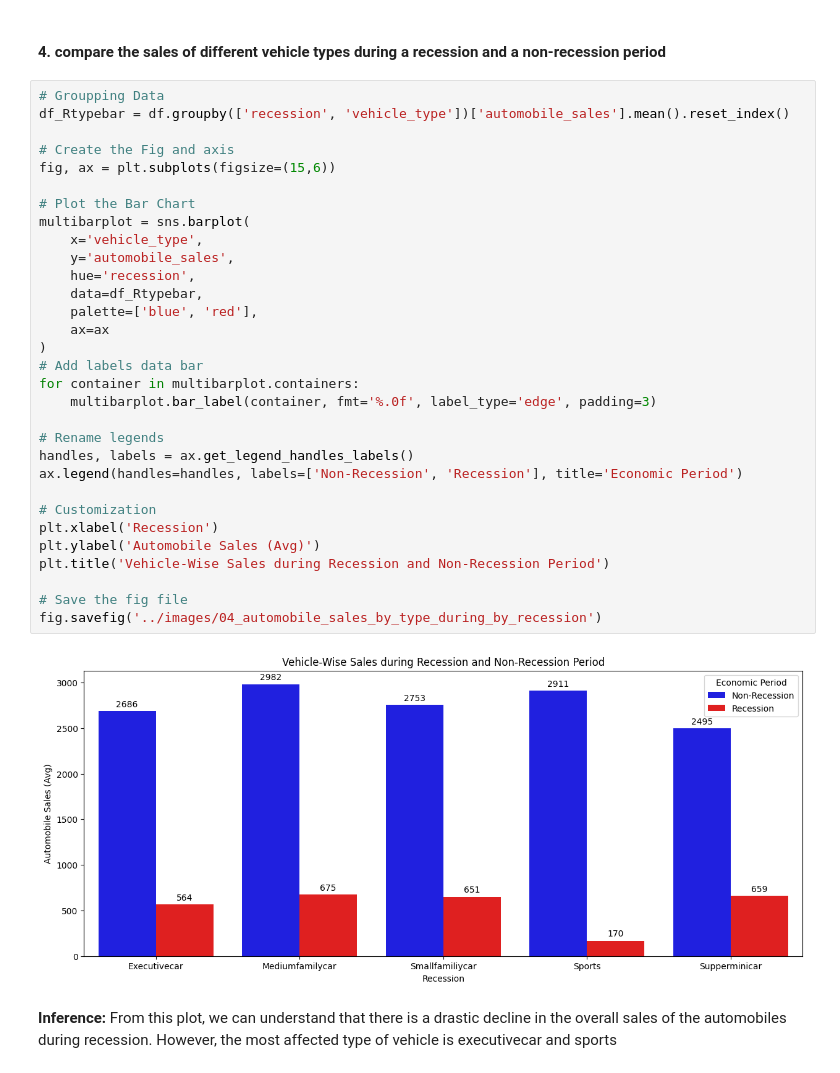
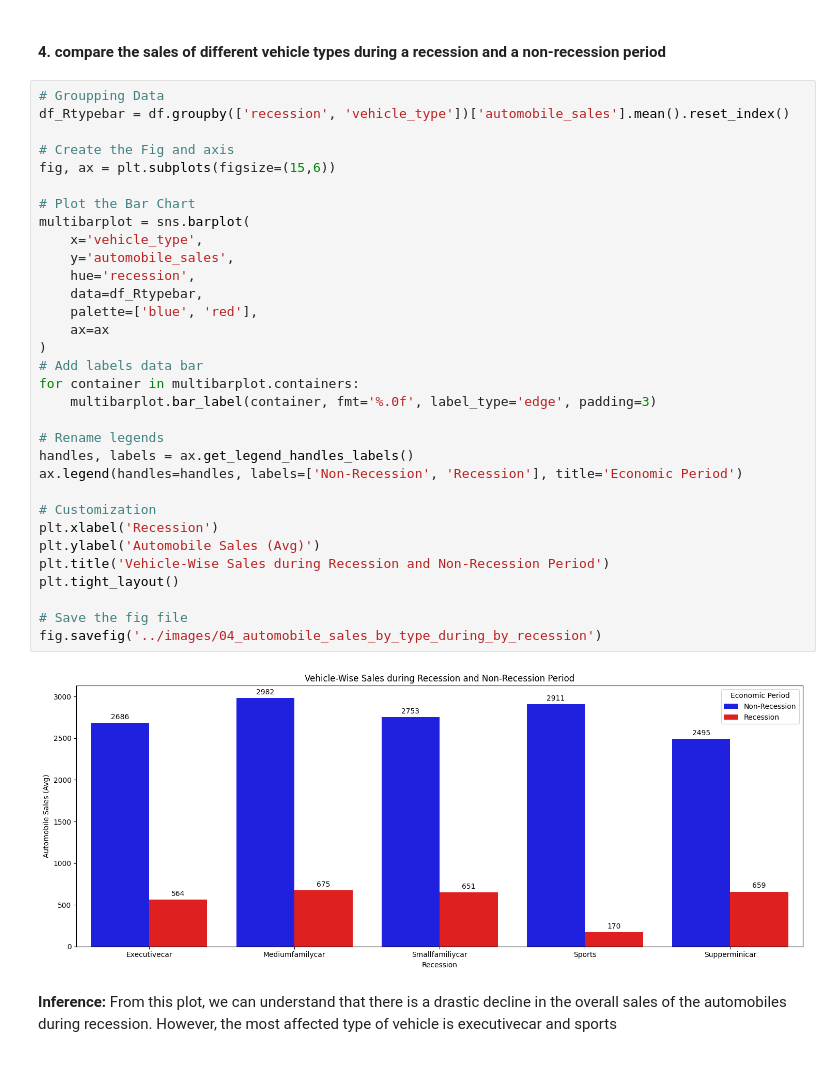
Before and after one commit to reynancs/analyzing_impact_recession_auto_sales_with_ploty, a Jupyter notebook: notebooks/historical_automobile_sales.ipynb, the cells around one changed output. Cells and saved outputs as stored; diff of their text form.

```diff
--- a/notebooks/historical_automobile_sales.ipynb
+++ b/notebooks/historical_automobile_sales.ipynb
@@ -267,34 +268,35 @@ fig.savefig('../images/03_automobile_sales_during_by_recession')
 df_Rtypebar = df.groupby(['recession', 'vehicle_type'])['automobile_sales'].mean().reset_index()
 
 # Create the Fig and axis
 fig, ax = plt.subplots(figsize=(15,6))
 
 # Plot the Bar Chart
 multibarplot = sns.barplot(
     x='vehicle_type',
     y='automobile_sales',
     hue='recession',
     data=df_Rtypebar,
     palette=['blue', 'red'],
     ax=ax
 )
 # Add labels data bar
 for container in multibarplot.containers:
     multibarplot.bar_label(container, fmt='%.0f', label_type='edge', padding=3)
 
 # Rename legends
 handles, labels = ax.get_legend_handles_labels()
 ax.legend(handles=handles, labels=['Non-Recession', 'Recession'], title='Economic Period')
 
 # Customization
 plt.xlabel('Recession')
 plt.ylabel('Automobile Sales (Avg)')
 plt.title('Vehicle-Wise Sales during Recession and Non-Recession Period')
+plt.tight_layout()
 
 # Save the fig file
 fig.savefig('../images/04_automobile_sales_by_type_during_by_recession')
 # %% [output]
-[figure, old version]
+[figure, new version]
 # %% [markdown]
 **Inference:** From this plot, we can understand that there is a drastic decline in the overall sales of the automobiles during recession.
 However, the most affected type of vehicle is executivecar and sports
```
Also changed, not shown: parts of 20 cells of this notebook, 11 other files.
